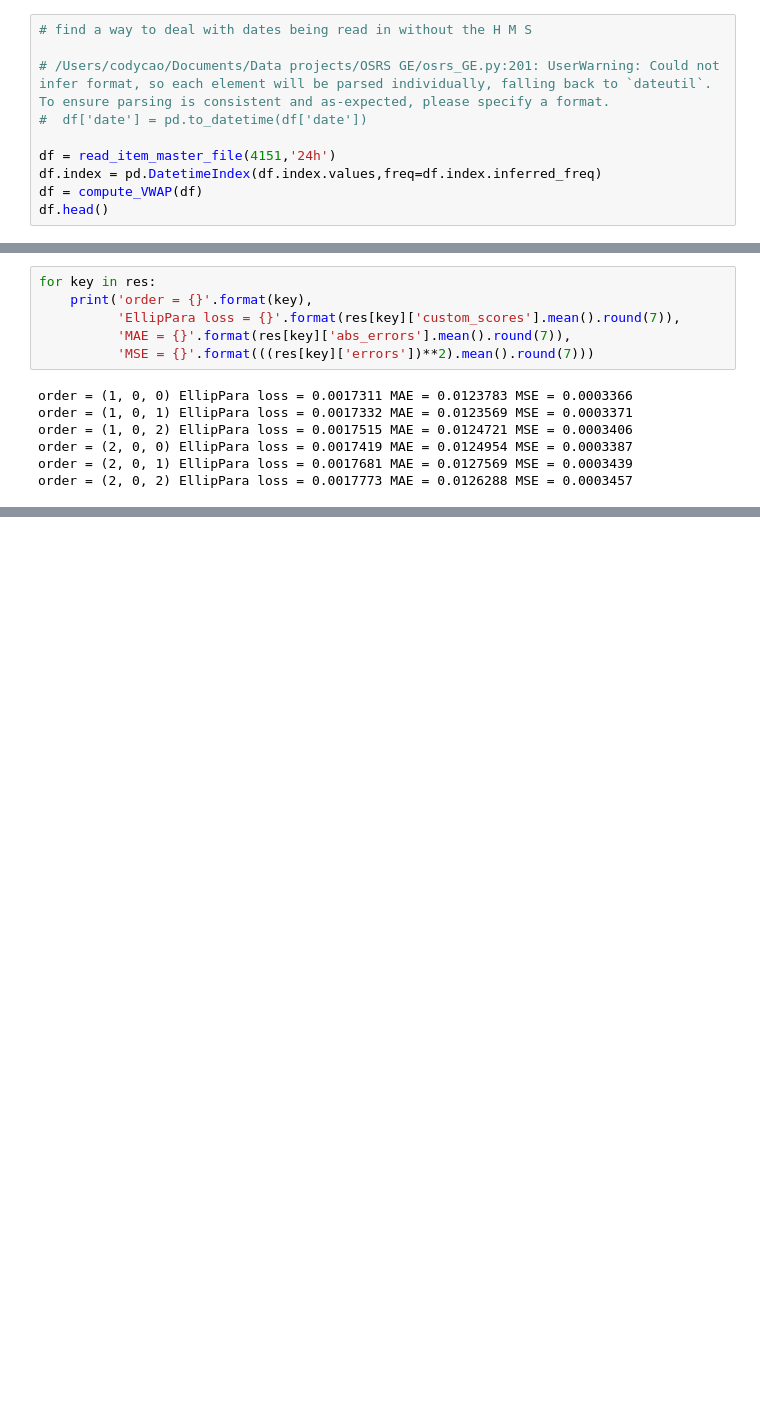
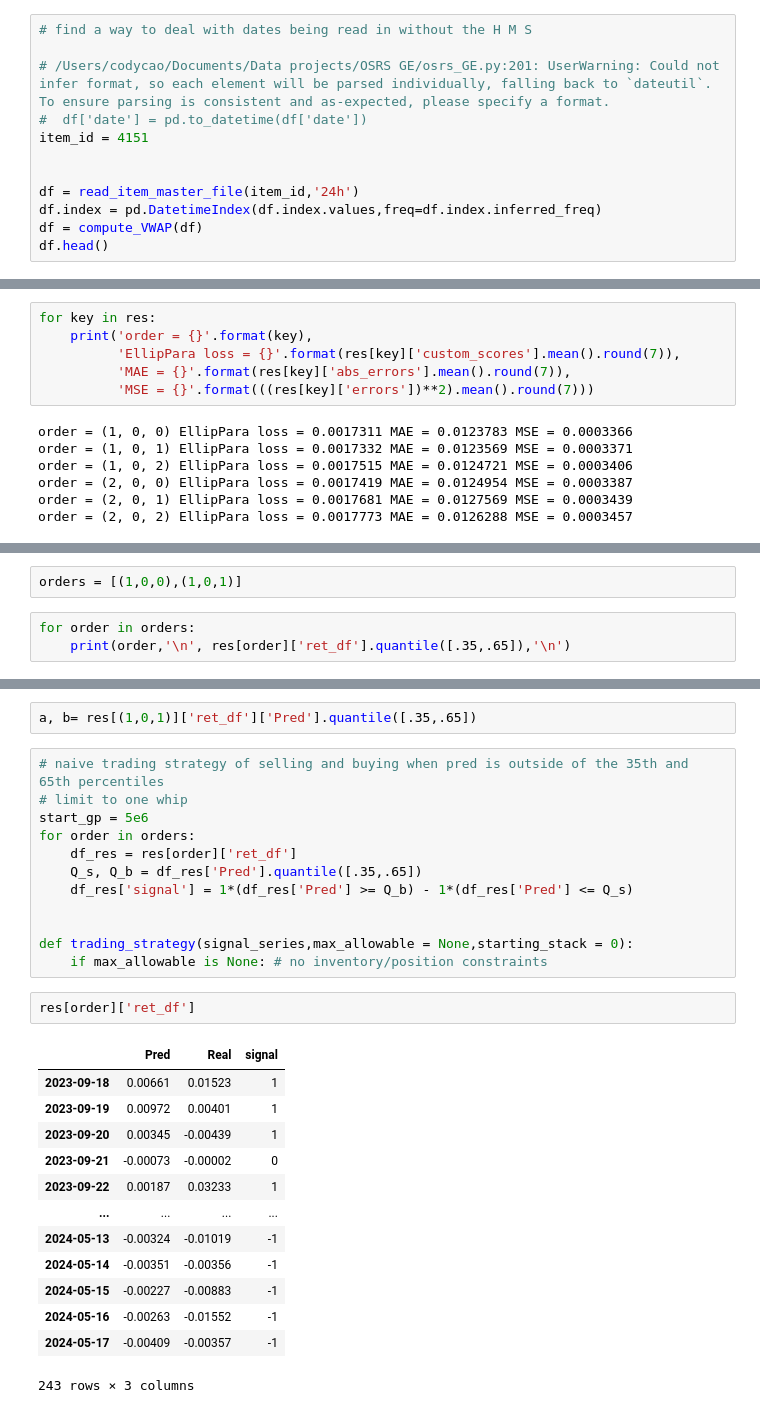
Before and after one commit to codyjcao/osrs-ge, a Jupyter notebook: osrs_whip_experimenting.ipynb, the cells around one changed output, grey strips where cells are left out. Saved outputs shown, nothing was run; the diff lists cells and outputs as text; blank space fills up the shorter version.

```diff
--- a/osrs_whip_experimenting.ipynb
+++ b/osrs_whip_experimenting.ipynb
@@ -25,8 +25,10 @@ pd.set_option('display.float_format', lambda x: '%.3f' % x)
 
 # /Users/codycao/Documents/Data projects/OSRS GE/osrs_GE.py:201: UserWarning: Could not infer format, so each element will be parsed individually, falling back to `dateutil`. To ensure parsing is consistent and as-expected, please specify a format.
 #  df['date'] = pd.to_datetime(df['date'])
+item_id = 4151
 
-df = read_item_master_file(4151,'24h')
+
+df = read_item_master_file(item_id,'24h')
 df.index = pd.DatetimeIndex(df.index.values,freq=df.index.inferred_freq)
 df = compute_VWAP(df)
 df.head()
@@ -202,0 +167,5 @@ res[(1,0,1)]
+# %%
+orders = [(1,0,0),(1,0,1)]
+# %%
+for order in orders:
+    print(order,'\n', res[order]['ret_df'].quantile([.35,.65]),'\n')
@@ -202,0 +182,30 @@ res[(1,0,1)]
+# %%
+a, b= res[(1,0,1)]['ret_df']['Pred'].quantile([.35,.65])
+# %%
+# naive trading strategy of selling and buying when pred is outside of the 35th and 65th percentiles
+# limit to one whip
+start_gp = 5e6
+for order in orders:
+    df_res = res[order]['ret_df']
+    Q_s, Q_b = df_res['Pred'].quantile([.35,.65])
+    df_res['signal'] = 1*(df_res['Pred'] >= Q_b) - 1*(df_res['Pred'] <= Q_s)
+
+
+def trading_strategy(signal_series,max_allowable = None,starting_stack = 0):
+    if max_allowable is None: # no inventory/position constraints
+# %%
+res[order]['ret_df']
+# %% [output]
+|  | Pred | Real | signal |
+| 2023-09-18 | 0.00661 | 0.01523 | 1 |
+| 2023-09-19 | 0.00972 | 0.00401 | 1 |
+| 2023-09-20 | 0.00345 | -0.00439 | 1 |
+| 2023-09-21 | -0.00073 | -0.00002 | 0 |
+| 2023-09-22 | 0.00187 | 0.03233 | 1 |
+| ... | ... | ... | ... |
+| 2024-05-13 | -0.00324 | -0.01019 | -1 |
+| 2024-05-14 | -0.00351 | -0.00356 | -1 |
+| 2024-05-15 | -0.00227 | -0.00883 | -1 |
+| 2024-05-16 | -0.00263 | -0.01552 | -1 |
+| 2024-05-17 | -0.00409 | -0.00357 | -1 |
+243 rows × 3 columns
```
Also changed, not shown: parts of 10 cells of this notebook, 34 other files.
